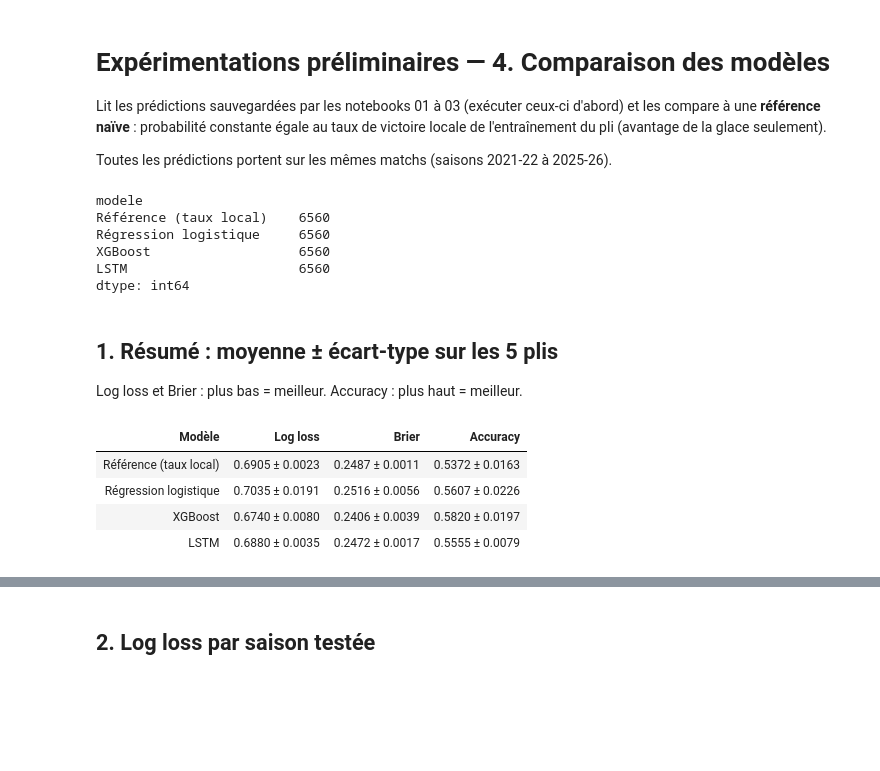
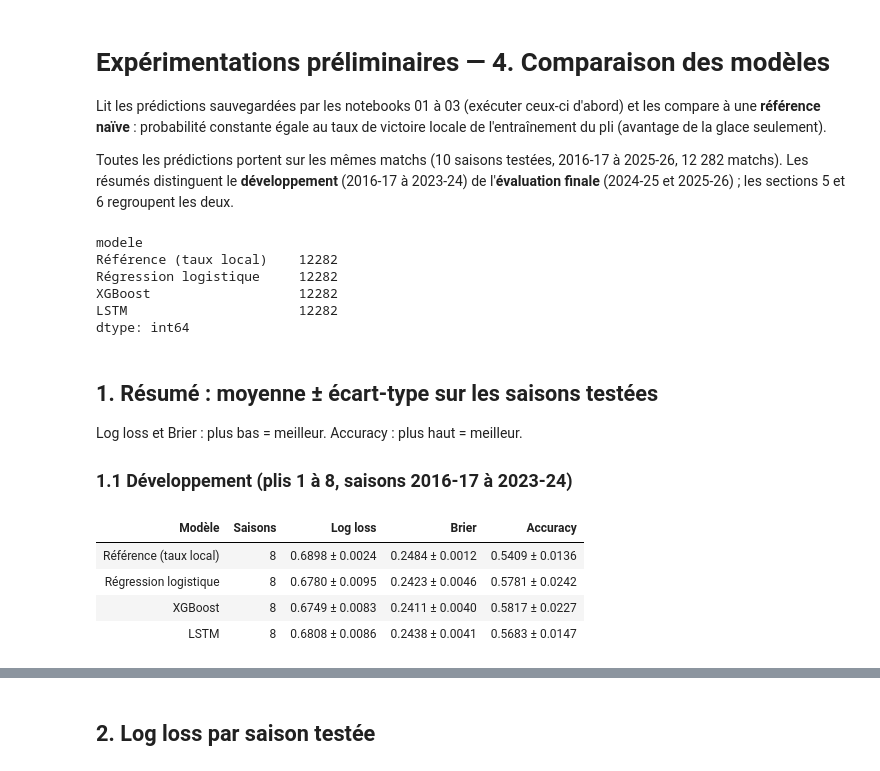
Before and after one commit to a3jeu/nhl-probabilistic-forecasting, a Jupyter notebook: notebooks/03_experimentation/04_comparaison.ipynb, the cells around one changed output, grey strips where cells are left out. Cells and saved outputs as stored; diff of their text form; code cells hidden in the pictures; blank space fills up the shorter version.

```diff
--- a/notebooks/03_experimentation/04_comparaison.ipynb
+++ b/notebooks/03_experimentation/04_comparaison.ipynb
@@ -5,7 +5,9 @@ Lit les prédictions sauvegardées par les notebooks 01 à 03 (exécuter ceux-ci
 compare à une **référence naïve** : probabilité constante égale au taux de victoire locale de
 l'entraînement du pli (avantage de la glace seulement).
 
-Toutes les prédictions portent sur les mêmes matchs (saisons 2021-22 à 2025-26).
+Toutes les prédictions portent sur les mêmes matchs (10 saisons testées, 2016-17 à
+2025-26, 12 282 matchs). Les résumés distinguent le **développement** (2016-17 à 2023-24)
+de l'**évaluation finale** (2024-25 et 2025-26) ; les sections 5 et 6 regroupent les deux.
 # %%
 import matplotlib.pyplot as plt
 import pandas as pd
@@ -32,27 +36,37 @@ preds = pd.concat([reference_naive(matchs), charger_predictions()], ignore_index
 ORDRE = ["Référence (taux local)", "Régression logistique", "XGBoost", "LSTM"]
 preds["modele"] = pd.Categorical(preds["modele"], ORDRE, ordered=True)
 preds = preds.sort_values(["modele", "pli"])
-assert len(set(preds.groupby("modele", observed=True)["gameId"].apply(frozenset))) == 1  # mêmes matchs
+matchs_par_modele = preds.groupby("modele", observed=True)["gameId"].apply(frozenset)
+assert len(set(matchs_par_modele)) == 1, (  # mêmes matchs pour tous les modèles
+    "Les modèles ne portent pas sur les mêmes matchs : "
+    f"{preds.groupby('modele', observed=True)['saison'].agg(['size', 'min', 'max']).to_dict('index')}. "
+    "Redémarrer le kernel (configuration chargée à l'import) ou relancer les notebooks 01 à 03."
+)
 preds.groupby("modele", observed=True).size()
 # %% [output]
 modele
-Référence (taux local)    6560
-Régression logistique     6560
-XGBoost                   6560
-LSTM                      6560
+Référence (taux local)    12282
+Régression logistique     12282
+XGBoost                   12282
+LSTM                      12282
 dtype: int64
 # %% [markdown]
-## 1. Résumé : moyenne ± écart-type sur les 5 plis
+## 1. Résumé : moyenne ± écart-type sur les saisons testées
 
 Log loss et Brier : plus bas = meilleur. Accuracy : plus haut = meilleur.
+
+### 1.1 Développement (plis 1 à 8, saisons 2016-17 à 2023-24)
 # %%
 tab_resume = resume(preds.assign(modele=preds["modele"].astype(str)))
+tab_resume_dev = tab_resume[tab_resume["Phase"] == DEVELOPPEMENT].drop(columns="Phase")
+tab_resume_finale = tab_resume[tab_resume["Phase"] == FINALE].drop(columns="Phase")
 if SAUVER:
-    exporter_tableau(tab_resume, "exp_comparaison_resume")
-formater(tab_resume)
+    exporter_tableau(tab_resume_dev, "exp_comparaison_resume_developpement")
+    exporter_tableau(tab_resume_finale, "exp_comparaison_resume_finale")
+formater(tab_resume_dev)
 # %% [output]
-| Modèle | Log loss | Brier | Accuracy |
-| Référence (taux local) | 0.6905 ± 0.0023 | 0.2487 ± 0.0011 | 0.5372 ± 0.0163 |
-| Régression logistique | 0.7035 ± 0.0191 | 0.2516 ± 0.0056 | 0.5607 ± 0.0226 |
-| XGBoost | 0.6740 ± 0.0080 | 0.2406 ± 0.0039 | 0.5820 ± 0.0197 |
-| LSTM | 0.6880 ± 0.0035 | 0.2472 ± 0.0017 | 0.5555 ± 0.0079 |
+| Modèle | Saisons | Log loss | Brier | Accuracy |
+| Référence (taux local) | 8 | 0.6898 ± 0.0024 | 0.2484 ± 0.0012 | 0.5409 ± 0.0136 |
+| Régression logistique | 8 | 0.6780 ± 0.0095 | 0.2423 ± 0.0046 | 0.5781 ± 0.0242 |
+| XGBoost | 8 | 0.6749 ± 0.0083 | 0.2411 ± 0.0040 | 0.5817 ± 0.0227 |
+| LSTM | 8 | 0.6808 ± 0.0086 | 0.2438 ± 0.0041 | 0.5683 ± 0.0147 |
```
Also changed, not shown: parts of 16 cells of this notebook, 21 other files.
